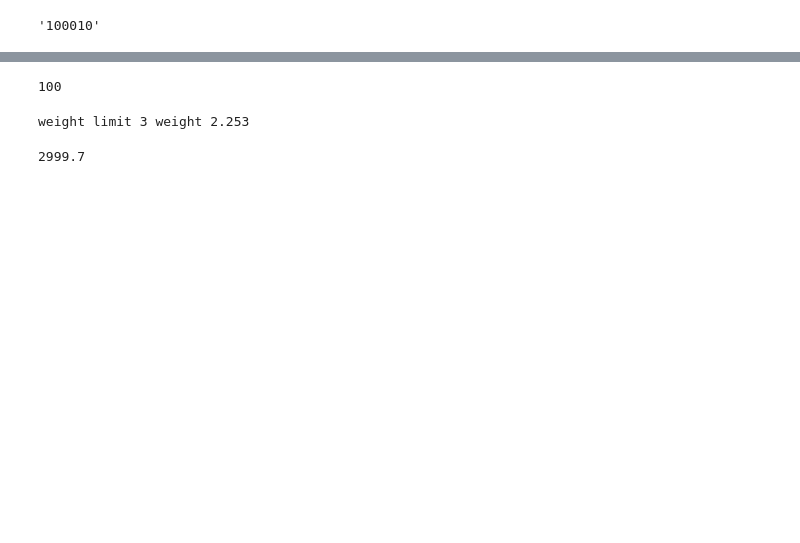
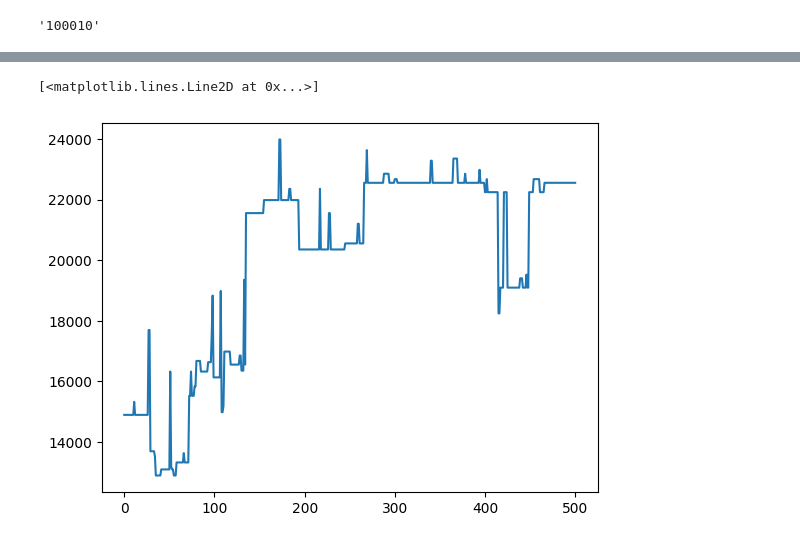
Before and after one commit to juanmggb/ml-with-python, a Jupyter notebook: genetic_algorithms/KnapsackProblem.ipynb, the cells around one changed output, grey strips where cells are left out. Drawn from its saved outputs; the diff is of its cells as text; code cells hidden in the pictures; blank space fills up the shorter version.

```diff
--- a/genetic_algorithms/KnapsackProblem.ipynb
+++ b/genetic_algorithms/KnapsackProblem.ipynb
@@ -55,7 +55,7 @@ class Individual(object):
             if gene == '1':
                 tot_price += self.prices[i]
                 weight += self.weights[i]
-        i += 1
+            i += 1
 
         if weight > self.weight_limit:
             tot_price = 1
@@ -67,11 +67,11 @@ class Individual(object):
         rand_index = randint(0, len(self.chromosome))
 
         child1 = self.chromosome[:rand_index] + ind2.chromosome[rand_index:]
-        child2 = ind2[:rand_index] + self.chromosome[rand_index:]
+        child2 = ind2.chromosome[:rand_index] + self.chromosome[rand_index:]
 
         children = [
-            Individual(self.weight_limit, self.weights, self.prices, self.generation + 1 ,self.spaces),
-            Individual(self.weight_limit, self.weights, self.prices, self.generation + 1 ,self.spaces),
+            Individual(self.weight_limit, self.weights, self.prices, self.generation + 1),
+            Individual(self.weight_limit, self.weights, self.prices, self.generation + 1),
         ]
 
         children[0].chromosome = child1
@@ -90,7 +90,7 @@ class Individual(object):
 
         return self
 
-    def _flip_gene(gene):
+    def _flip_gene(self, gene):
 
         if gene == '1':
             return '0'
@@ -194,15 +203,16 @@ class GeneticAlgorithm(object):
                                 self.weight_limit,
                                 self.weights,
                                 self.prices,
-                                mut_rate = 0.1,
-                                cross_rate=0.8)
+                                mut_rate = 0.05,
+                                cross_rate=0.9)
         # Evaluate best fitness
         best_solution = population.get_fittest()
         best_fitness = [best_solution.get_fitness()]
 
         # Evaluate termination criteria
         for i in range(self.num_generations):
-            print('Iteration', i)
+            if i % 50 == 0:
+                print('Iteration', i, 'Best fitness', best_solution.get_fitness())
             # Evolve population
             population = population.evolve_population(population)
             # Evaluate best fitness
@@ -212,6 +222,6 @@ class GeneticAlgorithm(object):
 
         return population, best_fitness
 # %%
-ga = GeneticAlgorithm(10,100,3, weights, prices)
+ga = GeneticAlgorithm(500,10,3, weights, prices)
 # %%
 population, best_fitness = ga.run()
@@ -221,4 +238,0 @@ for individual in population.individuals:
-# %%
-len(population.individuals)
-# %% [output]
-100
@@ -227,5 +239,7 @@ best_solution = population.get_fittest()
-# %%
-best_solution.get_fitness()
-# %% [output]
-weight limit 3 weight 2.253
-2999.7
+# %%
+import matplotlib.pyplot as plt
+
+plt.plot(best_fitness)
+# %% [output]
+[<matplotlib.lines.Line2D at 0x...>]
+[figure, added]
```
Also changed, not shown: parts of 5 cells of this notebook.
